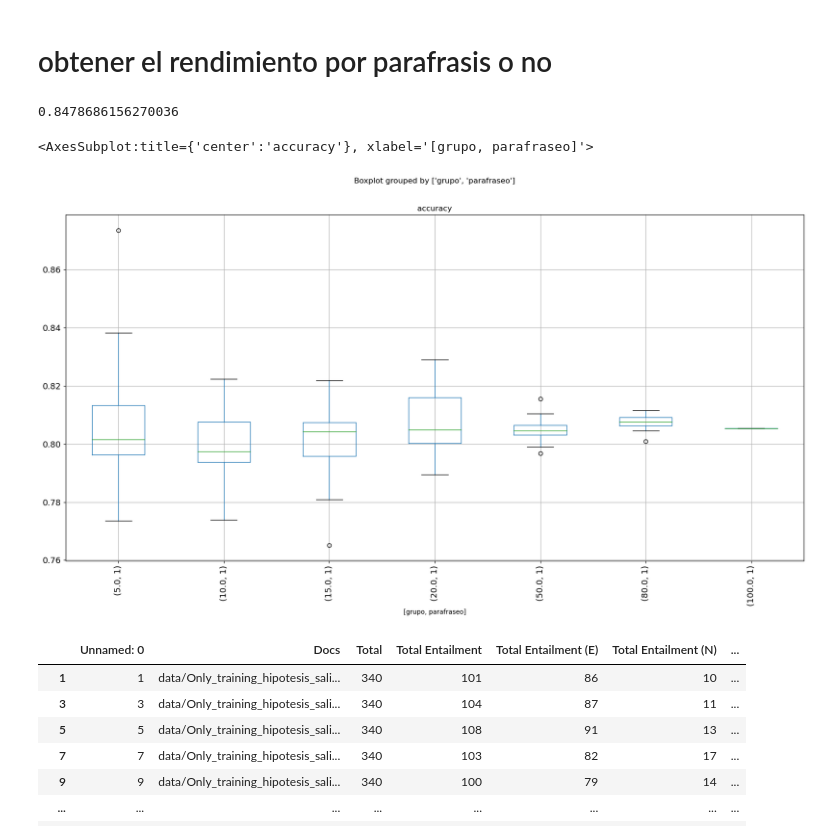
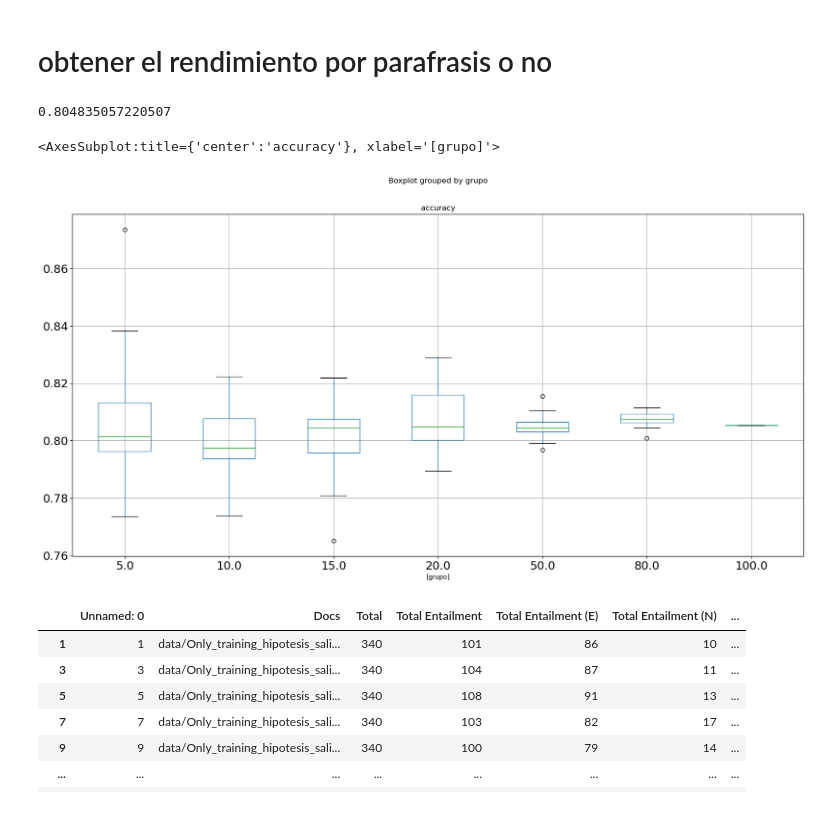
Before and after one commit to david-T-M/RTE_Parik, a Jupyter notebook: estadistica_Only_training_hipotesis.ipynb, the cells around one changed output. Drawn from its saved outputs; the diff is of its cells as text; code cells hidden in the pictures.

```diff
--- a/estadistica_Only_training_hipotesis.ipynb
+++ b/estadistica_Only_training_hipotesis.ipynb
@@ -206,7 +206,7 @@ for index, strings2 in temp.iterrows():
     results.at[index,"error"]=incorrectos/total
     results.at[index,"accuracy"]=correctos/total
 # %%
-parafrasis_results = results[results["parafraseo"]==0]
+parafrasis_results = results[results["parafraseo"]==1]
 # %%
 import numpy as np
 # %%
@@ -227,12 +227,12 @@ parafrasis_results_100 = parafrasis_results[parafrasis_results["grupo"]==100.0]
 accuracy_g.append(parafrasis_results_100.accuracy.mean())
 print(np.mean(accuracy_g))
 # %% [output]
-0.8478686156270036
+0.804835057220507
 # %%
-parafrasis_results.boxplot(column=['accuracy'],by=['grupo', 'parafraseo'],fontsize=13,figsize=(20,10),rot=90)
+parafrasis_results.boxplot(column=['accuracy'],by=['grupo'],fontsize=18,figsize=(20,10),)
 # %% [output]
-<AxesSubplot:title={'center':'accuracy'}, xlabel='[grupo, parafraseo]'>
+<AxesSubplot:title={'center':'accuracy'}, xlabel='[grupo]'>
-[figure, old version]
+[figure, new version]
 # %%
 parafrasis_results
 # %% [output]
```
Also changed, not shown: parts of 7 cells of this notebook, 7 other files.
